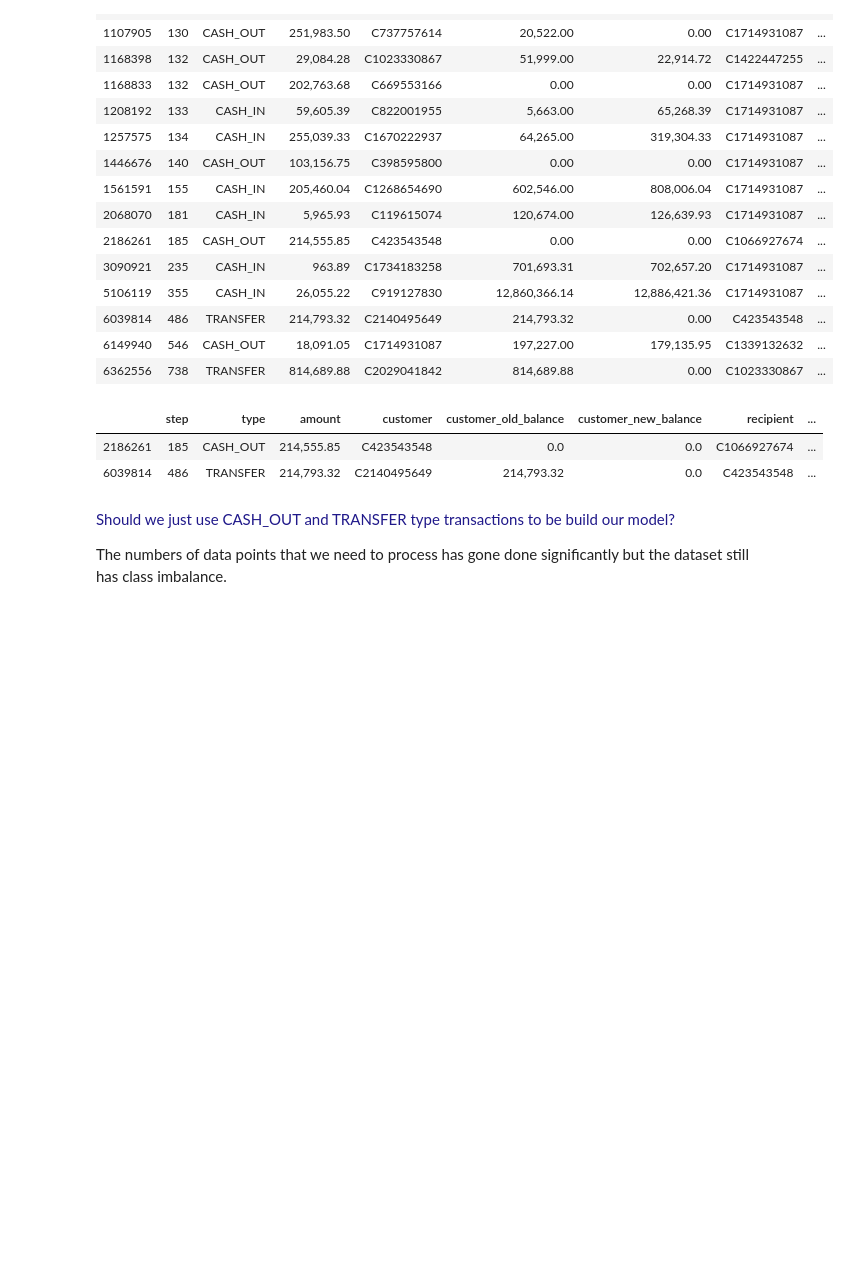
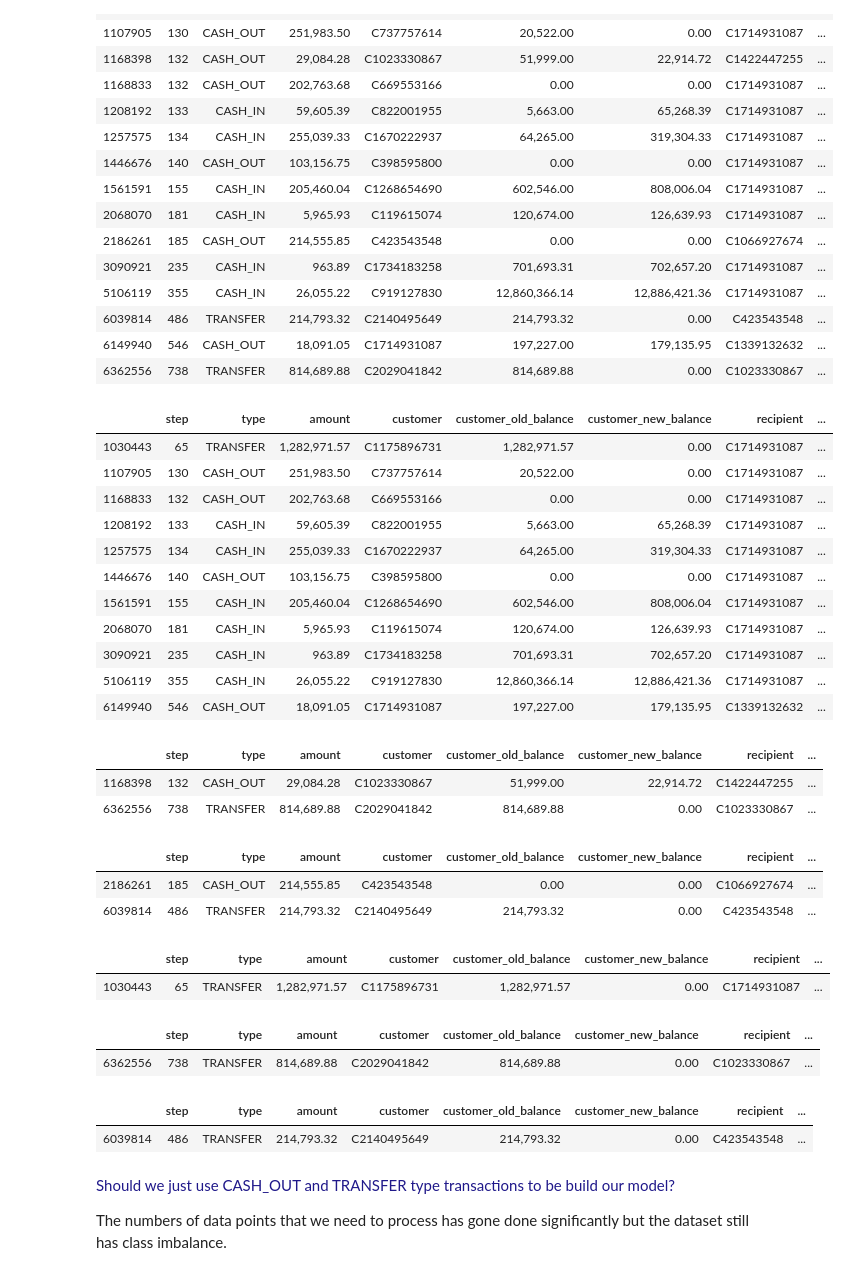
Before and after one commit to valmadrid/Detecting-Financial-Fraud-Transactions, a Jupyter notebook: financial_fraud.ipynb, the cells around one changed output. Cells and saved outputs as stored; diff of their text form; code cells hidden in the pictures; blank space fills up the shorter version.

```diff
--- a/financial_fraud.ipynb
+++ b/financial_fraud.ipynb
@@ -335,12 +335,35 @@ del fraud_recipient_ID, check_customer_ID
 | 6039814 | 486 | TRANSFER | 214,793.32 | C2140495649 | 214,793.32 | 0.00 | C423543548 | ... |
 | 6149940 | 546 | CASH_OUT | 18,091.05 | C1714931087 | 197,227.00 | 179,135.95 | C1339132632 | ... |
 | 6362556 | 738 | TRANSFER | 814,689.88 | C2029041842 | 814,689.88 | 0.00 | C1023330867 | ... |
-# %%
-df[(df.recipient == "C423543548") | (df.customer== "C423543548")]
-# %% [output]
-|  | step | type | amount | customer | customer_old_balance | customer_new_balance | recipient | ... |
-| 2186261 | 185 | CASH_OUT | 214,555.85 | C423543548 | 0.0 | 0.0 | C1066927674 | ... |
-| 6039814 | 486 | TRANSFER | 214,793.32 | C2140495649 | 214,793.32 | 0.0 | C423543548 | ... |
+# %%
+for i in ["C1714931087", "C1023330867", "C423543548", "C1175896731", "C2029041842", "C2140495649"]:
+    display(df[(df.recipient == i) | (df.customer== i)])
+del i
+# %% [output]
+|  | step | type | amount | customer | customer_old_balance | customer_new_balance | recipient | ... |
+| 1030443 | 65 | TRANSFER | 1,282,971.57 | C1175896731 | 1,282,971.57 | 0.00 | C1714931087 | ... |
+| 1107905 | 130 | CASH_OUT | 251,983.50 | C737757614 | 20,522.00 | 0.00 | C1714931087 | ... |
+| 1168833 | 132 | CASH_OUT | 202,763.68 | C669553166 | 0.00 | 0.00 | C1714931087 | ... |
+| 1208192 | 133 | CASH_IN | 59,605.39 | C822001955 | 5,663.00 | 65,268.39 | C1714931087 | ... |
+| 1257575 | 134 | CASH_IN | 255,039.33 | C1670222937 | 64,265.00 | 319,304.33 | C1714931087 | ... |
+| 1446676 | 140 | CASH_OUT | 103,156.75 | C398595800 | 0.00 | 0.00 | C1714931087 | ... |
+| 1561591 | 155 | CASH_IN | 205,460.04 | C1268654690 | 602,546.00 | 808,006.04 | C1714931087 | ... |
+| 2068070 | 181 | CASH_IN | 5,965.93 | C119615074 | 120,674.00 | 126,639.93 | C1714931087 | ... |
+| 3090921 | 235 | CASH_IN | 963.89 | C1734183258 | 701,693.31 | 702,657.20 | C1714931087 | ... |
+| 5106119 | 355 | CASH_IN | 26,055.22 | C919127830 | 12,860,366.14 | 12,886,421.36 | C1714931087 | ... |
+| 6149940 | 546 | CASH_OUT | 18,091.05 | C1714931087 | 197,227.00 | 179,135.95 | C1339132632 | ... |
+|  | step | type | amount | customer | customer_old_balance | customer_new_balance | recipient | ... |
+| 1168398 | 132 | CASH_OUT | 29,084.28 | C1023330867 | 51,999.00 | 22,914.72 | C1422447255 | ... |
+| 6362556 | 738 | TRANSFER | 814,689.88 | C2029041842 | 814,689.88 | 0.00 | C1023330867 | ... |
+|  | step | type | amount | customer | customer_old_balance | customer_new_balance | recipient | ... |
+| 2186261 | 185 | CASH_OUT | 214,555.85 | C423543548 | 0.00 | 0.00 | C1066927674 | ... |
+| 6039814 | 486 | TRANSFER | 214,793.32 | C2140495649 | 214,793.32 | 0.00 | C423543548 | ... |
+|  | step | type | amount | customer | customer_old_balance | customer_new_balance | recipient | ... |
+| 1030443 | 65 | TRANSFER | 1,282,971.57 | C1175896731 | 1,282,971.57 | 0.00 | C1714931087 | ... |
+|  | step | type | amount | customer | customer_old_balance | customer_new_balance | recipient | ... |
+| 6362556 | 738 | TRANSFER | 814,689.88 | C2029041842 | 814,689.88 | 0.00 | C1023330867 | ... |
+|  | step | type | amount | customer | customer_old_balance | customer_new_balance | recipient | ... |
+| 6039814 | 486 | TRANSFER | 214,793.32 | C2140495649 | 214,793.32 | 0.00 | C423543548 | ... |
 # %% [markdown]
 <font color='#20198A'>Should we just use CASH_OUT and TRANSFER type transactions to be build our model?
 
```
Also changed, not shown: parts of 53 cells of this notebook.
